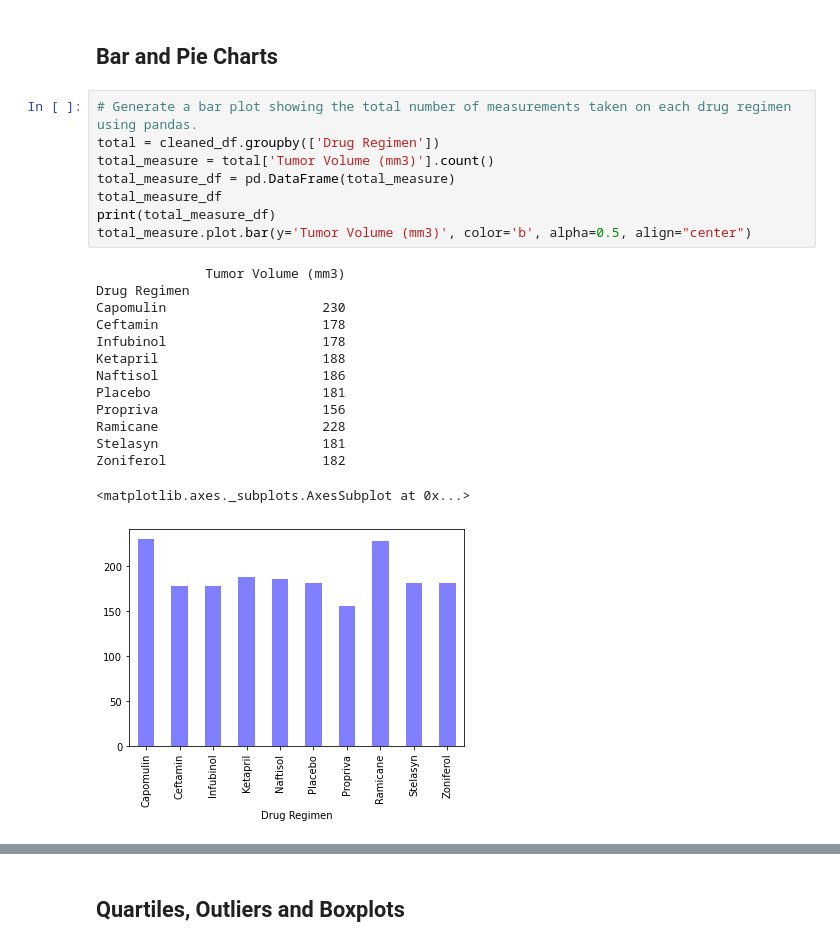
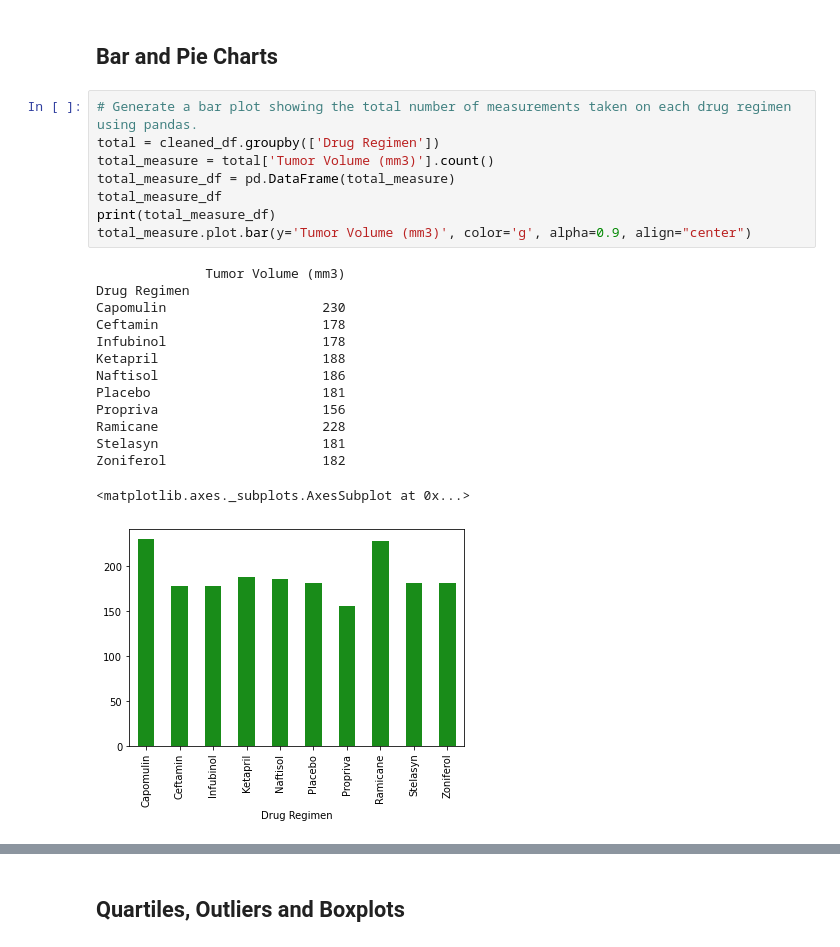
Before and after one commit to yukamara/Matplotlib, a Jupyter notebook: pymaceuticals.ipynb, the cells around one changed output, grey strips where cells are left out. Saved outputs shown, nothing was run; the diff lists cells and outputs as text.

```diff
--- a/pymaceuticals.ipynb
+++ b/pymaceuticals.ipynb
@@ -133,26 +139,26 @@ cleaned_df[['Tumor Volume (mm3)', 'Drug Regimen']].groupby(['Drug Regimen']).des
 # %%
 # Generate a bar plot showing the total number of measurements taken on each drug regimen using pandas.
 total = cleaned_df.groupby(['Drug Regimen'])
 total_measure = total['Tumor Volume (mm3)'].count()
 total_measure_df = pd.DataFrame(total_measure)
 total_measure_df
 print(total_measure_df)
-total_measure.plot.bar(y='Tumor Volume (mm3)', color='b', alpha=0.5, align="center")
+total_measure.plot.bar(y='Tumor Volume (mm3)', color='g', alpha=0.9, align="center")
 # %% [output]
               Tumor Volume (mm3)
 Drug Regimen
 Capomulin                    230
 Ceftamin                     178
 Infubinol                    178
 Ketapril                     188
 Naftisol                     186
 Placebo                      181
 Propriva                     156
 Ramicane                     228
 Stelasyn                     181
 Zoniferol                    182
 <matplotlib.axes._subplots.AxesSubplot at 0x...>
-[figure, old version]
+[figure, new version]
 # %%
 # Generate a bar plot showing the total number of measurements taken on each drug regimen using pyplot.
 total = cleaned_df.groupby(['Drug Regimen'])
```
Also changed, not shown: parts of 7 cells of this notebook, 1 other file.
